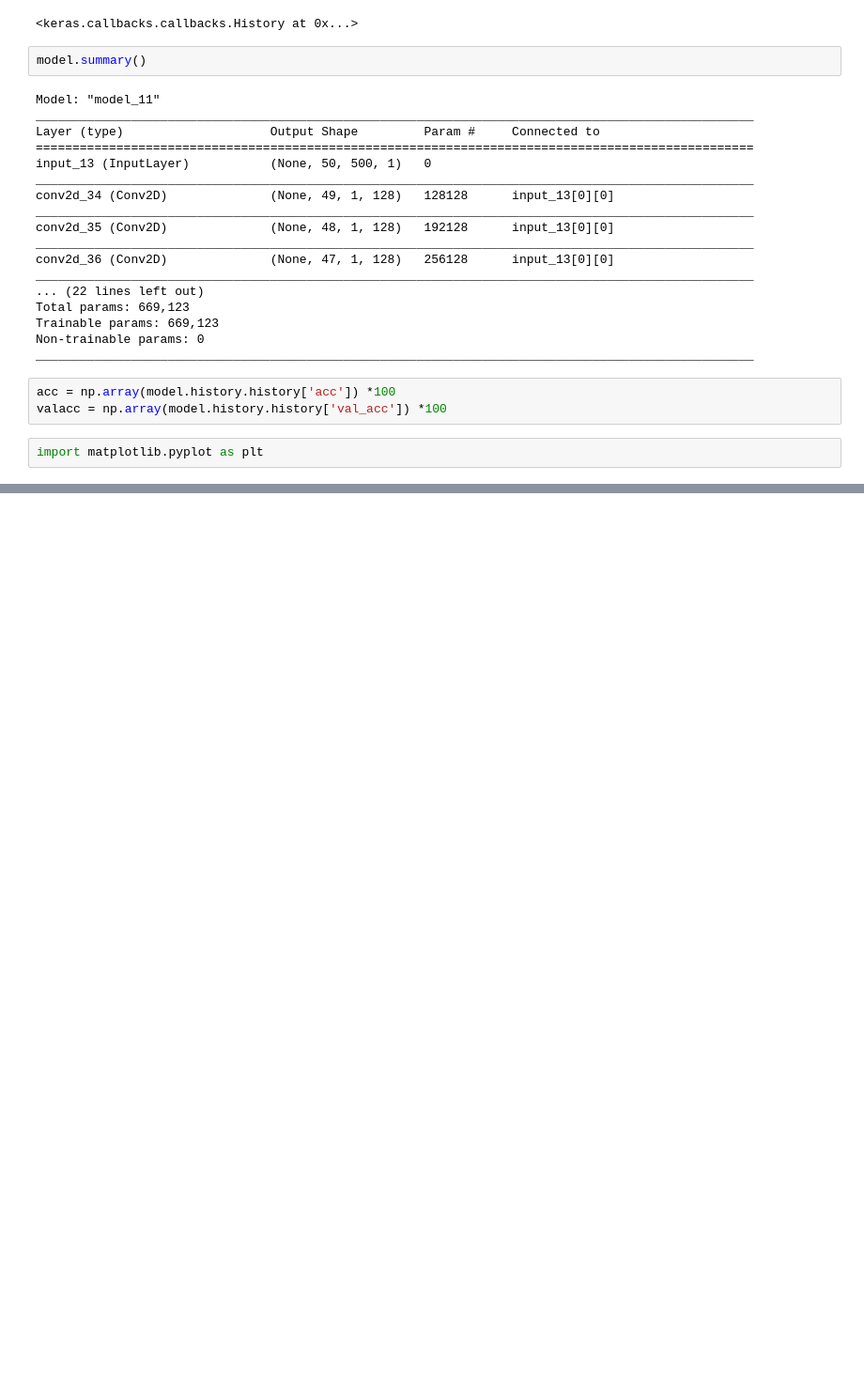
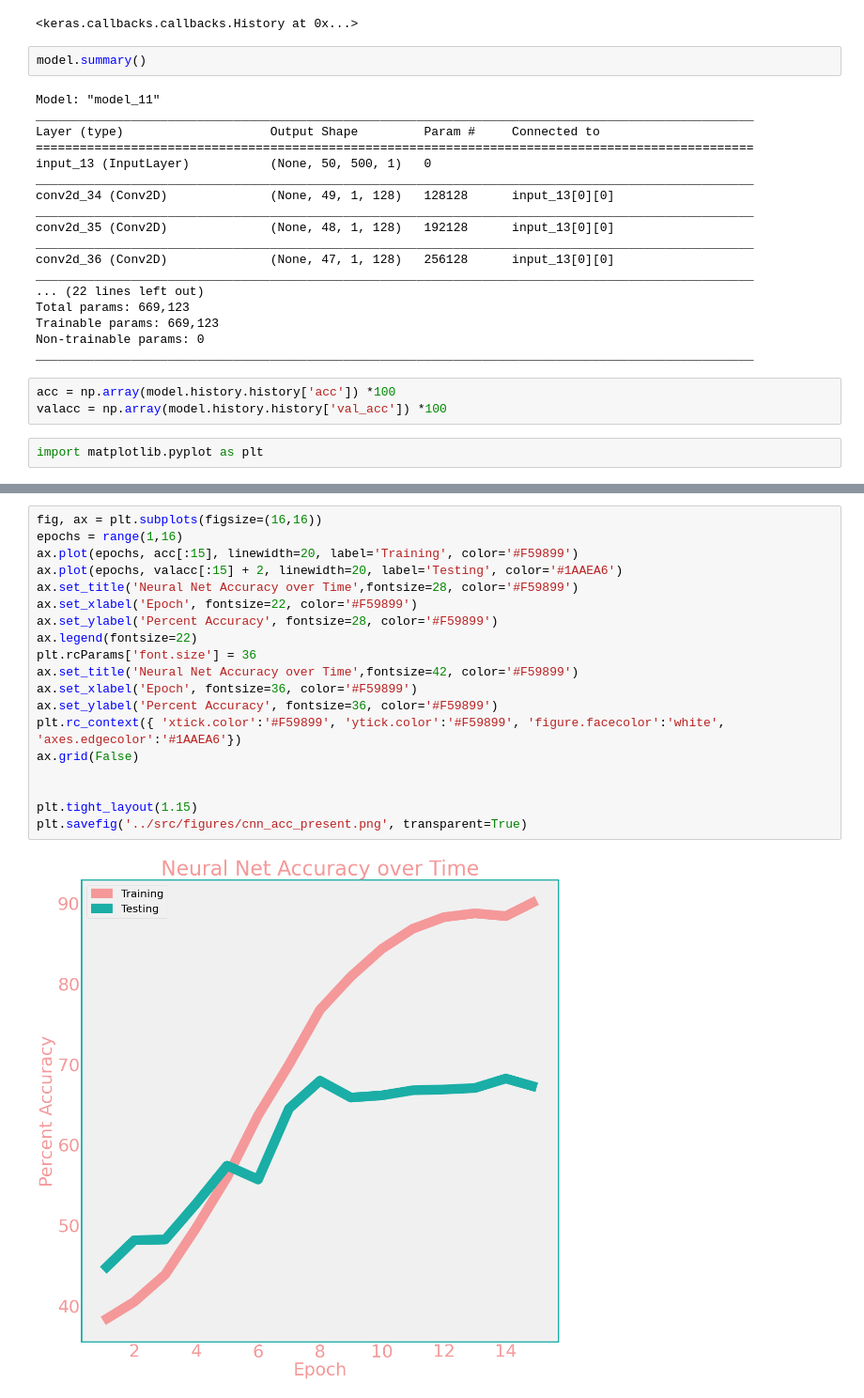
Before and after one commit to Jprebys/video_game_machine_learning, a Jupyter notebook: report/neural_net_implementaion.ipynb, the cells around one changed output, grey strips where cells are left out. Shown at 94% size. Drawn from its saved outputs; the diff is of its cells as text; blank space fills up the shorter version.

```diff
--- a/report/neural_net_implementaion.ipynb
+++ b/report/neural_net_implementaion.ipynb
@@ -180,0 +205,21 @@ plt.savefig('../src/figures/cnn_accuracy.png')
+# %%
+fig, ax = plt.subplots(figsize=(16,16))
+epochs = range(1,16)
+ax.plot(epochs, acc[:15], linewidth=20, label='Training', color='#F59899')
+ax.plot(epochs, valacc[:15] + 2, linewidth=20, label='Testing', color='#1AAEA6')
+ax.set_title('Neural Net Accuracy over Time',fontsize=28, color='#F59899')
+ax.set_xlabel('Epoch', fontsize=22, color='#F59899')
+ax.set_ylabel('Percent Accuracy', fontsize=28, color='#F59899')
+ax.legend(fontsize=22)
+plt.rcParams['font.size'] = 36
+ax.set_title('Neural Net Accuracy over Time',fontsize=42, color='#F59899')
+ax.set_xlabel('Epoch', fontsize=36, color='#F59899')
+ax.set_ylabel('Percent Accuracy', fontsize=36, color='#F59899')
+plt.rc_context({ 'xtick.color':'#F59899', 'ytick.color':'#F59899', 'figure.facecolor':'white', 'axes.edgecolor':'#1AAEA6'})
+ax.grid(False)
+
+
+plt.tight_layout(1.15)
+plt.savefig('../src/figures/cnn_acc_present.png', transparent=True)
+# %% [output]
+[figure, added]
```
Also changed, not shown: parts of 10 cells of this notebook, 6 other files.
